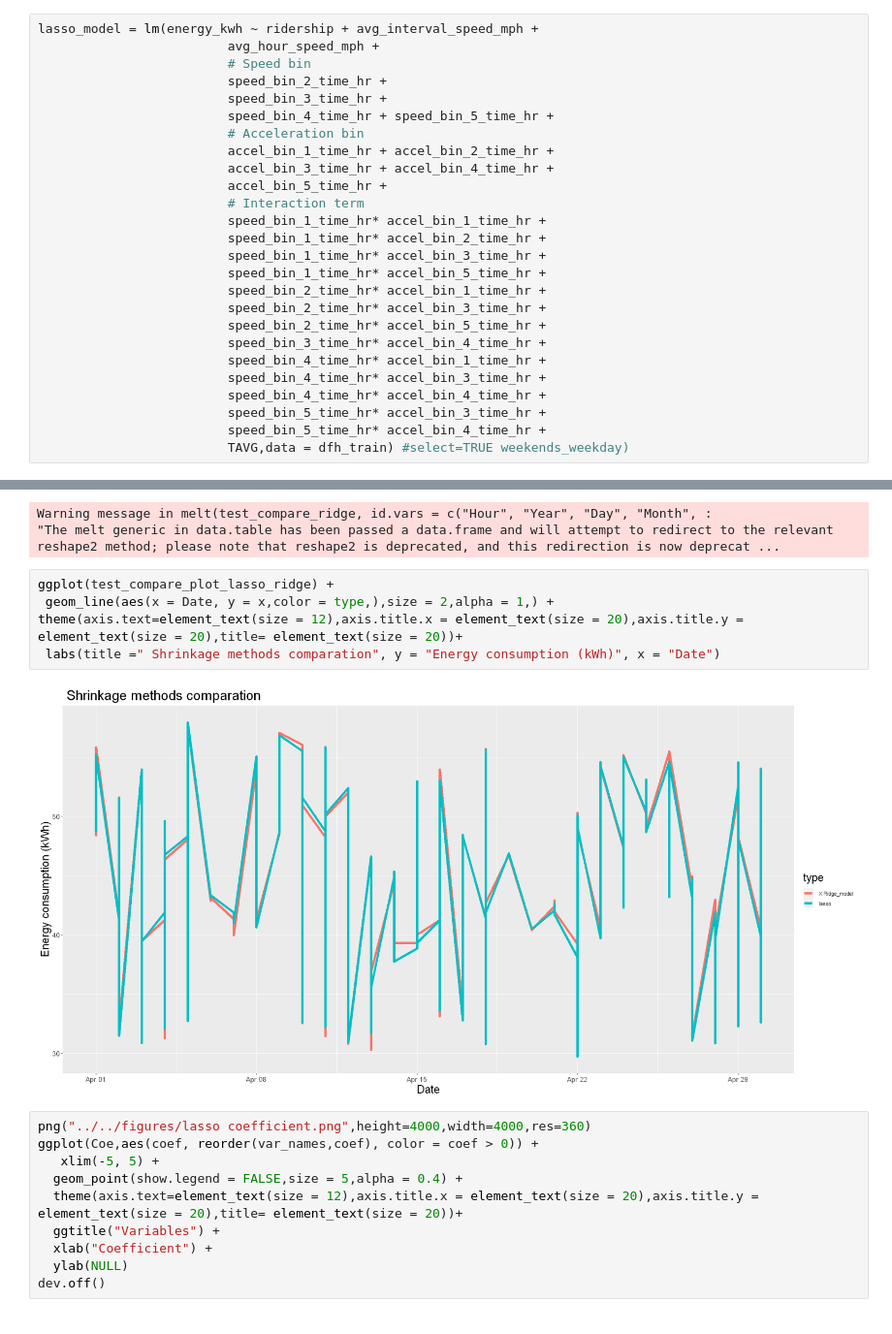
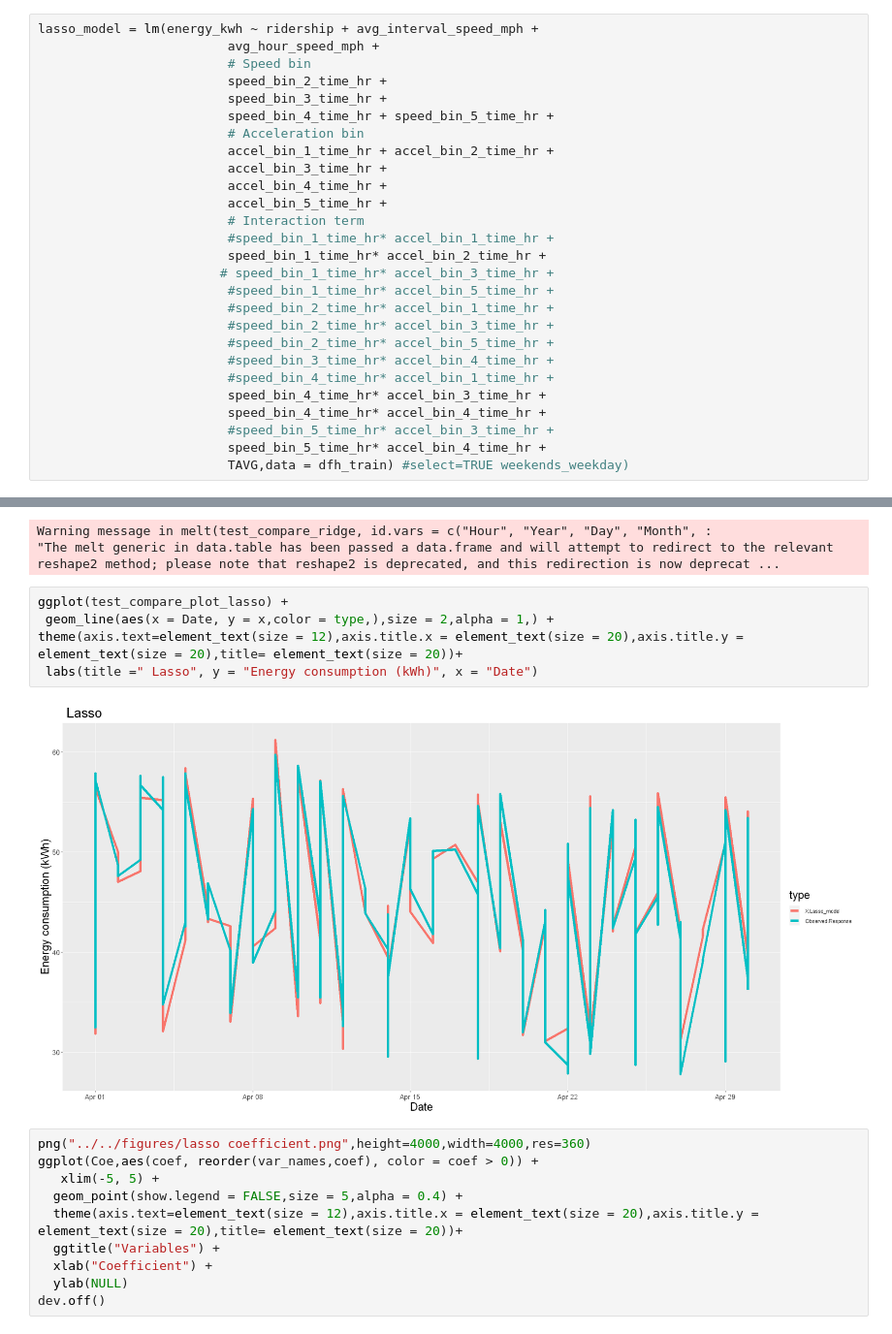
Before and after one commit to narslab/treem, a Jupyter notebook: bin/jupyter/energy-system-model-estimation.ipynb, the cells around one changed output, grey strips where cells are left out. Shown at 97% size. Saved outputs shown, nothing was run; the diff lists cells and outputs as text.

Commit message:
Second variable selection of lasso

```diff
--- a/bin/jupyter/energy-system-model-estimation.ipynb
+++ b/bin/jupyter/energy-system-model-estimation.ipynb
@@ -787,21 +743,22 @@ lasso_model = lm(energy_kwh ~ ridership + avg_interval_speed_mph +
                          speed_bin_4_time_hr + speed_bin_5_time_hr +
                          # Acceleration bin
                          accel_bin_1_time_hr + accel_bin_2_time_hr +
-                         accel_bin_3_time_hr + accel_bin_4_time_hr +
+                         accel_bin_3_time_hr +
+                         accel_bin_4_time_hr +
                          accel_bin_5_time_hr +
                          # Interaction term
-                         speed_bin_1_time_hr* accel_bin_1_time_hr +
+                         #speed_bin_1_time_hr* accel_bin_1_time_hr +
                          speed_bin_1_time_hr* accel_bin_2_time_hr +
-                         speed_bin_1_time_hr* accel_bin_3_time_hr +
-                         speed_bin_1_time_hr* accel_bin_5_time_hr +
-                         speed_bin_2_time_hr* accel_bin_1_time_hr +
-                         speed_bin_2_time_hr* accel_bin_3_time_hr +
-                         speed_bin_2_time_hr* accel_bin_5_time_hr +
-                         speed_bin_3_time_hr* accel_bin_4_time_hr +
-                         speed_bin_4_time_hr* accel_bin_1_time_hr +
+                        # speed_bin_1_time_hr* accel_bin_3_time_hr +
+                         #speed_bin_1_time_hr* accel_bin_5_time_hr +
+                         #speed_bin_2_time_hr* accel_bin_1_time_hr +
+                         #speed_bin_2_time_hr* accel_bin_3_time_hr +
+                         #speed_bin_2_time_hr* accel_bin_5_time_hr +
+                         #speed_bin_3_time_hr* accel_bin_4_time_hr +
+                         #speed_bin_4_time_hr* accel_bin_1_time_hr +
                          speed_bin_4_time_hr* accel_bin_3_time_hr +
                          speed_bin_4_time_hr* accel_bin_4_time_hr +
-                         speed_bin_5_time_hr* accel_bin_3_time_hr +
+                         #speed_bin_5_time_hr* accel_bin_3_time_hr +
                          speed_bin_5_time_hr* accel_bin_4_time_hr +
                          TAVG,data = dfh_train) #select=TRUE weekends_weekday)
 # %%
@@ -881,12 +868,12 @@ test_compare_plot_lasso_ridge =  melt(test_compare_ridge,id.vars=c("Hour","Year"
 Warning message in melt(test_compare_ridge, id.vars = c("Hour", "Year", "Day", "Month", :
 "The melt generic in data.table has been passed a data.frame and will attempt to redirect to the relevant reshape2 method; please note that reshape2 is deprecated, and this redirection is now deprecat ...
 # %%
-ggplot(test_compare_plot_lasso_ridge) +
+ggplot(test_compare_plot_lasso) +
  geom_line(aes(x = Date, y = x,color = type,),size = 2,alpha = 1,) +
 theme(axis.text=element_text(size = 12),axis.title.x = element_text(size = 20),axis.title.y = element_text(size = 20),title= element_text(size = 20))+
- labs(title =" Shrinkage methods comparation", y = "Energy consumption (kWh)", x = "Date")
+ labs(title =" Lasso", y = "Energy consumption (kWh)", x = "Date")
 # %% [output]
-[figure, old version]
+[figure, new version]
 # %%
 png("../../figures/lasso coefficient.png",height=4000,width=4000,res=360)
 ggplot(Coe,aes(coef, reorder(var_names,coef), color = coef > 0)) +
```
Also changed, not shown: parts of 25 cells of this notebook, 2 other files.
